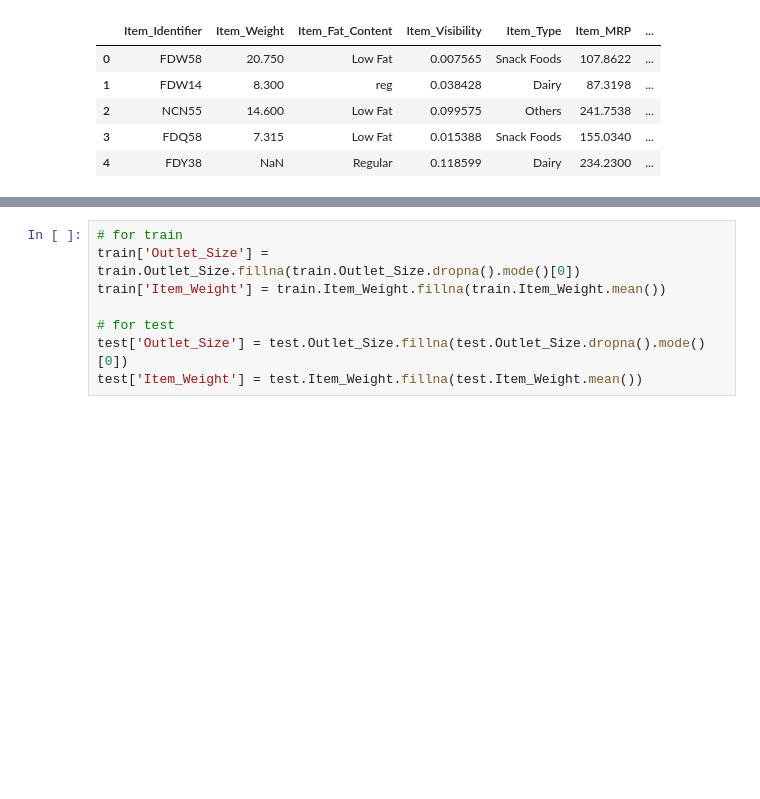
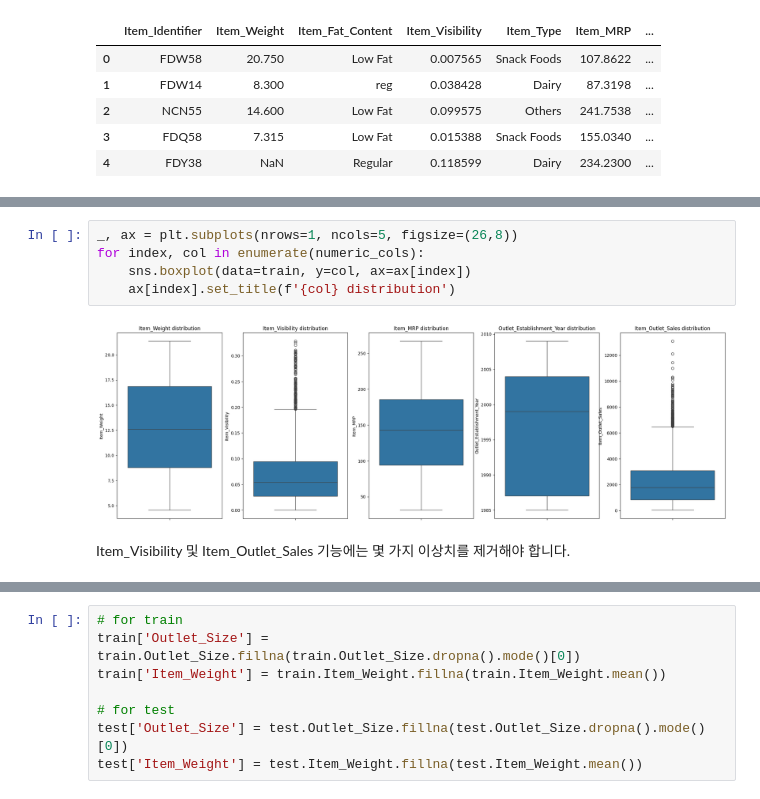
Before and after one commit to Adler-1014/SNU_ML_GROUP2, a Jupyter notebook: seyoung/bigmart.ipynb, the cells around one changed output, grey strips where cells are left out. Drawn from its saved outputs; the diff is of its cells as text; blank space fills up the shorter version.

```diff
--- a/seyoung/bigmart.ipynb
+++ b/seyoung/bigmart.ipynb
@@ -45,0 +127,9 @@ test.head()
+# %%
+_, ax = plt.subplots(nrows=1, ncols=5, figsize=(26,8))
+for index, col in enumerate(numeric_cols):
+    sns.boxplot(data=train, y=col, ax=ax[index])
+    ax[index].set_title(f'{col} distribution')
+# %% [output]
+[figure, added]
+# %% [markdown]
+Item_Visibility 및 Item_Outlet_Sales 기능에는 몇 가지 이상치를 제거해야 합니다.
```
Also changed, not shown: parts of 29 cells of this notebook.
